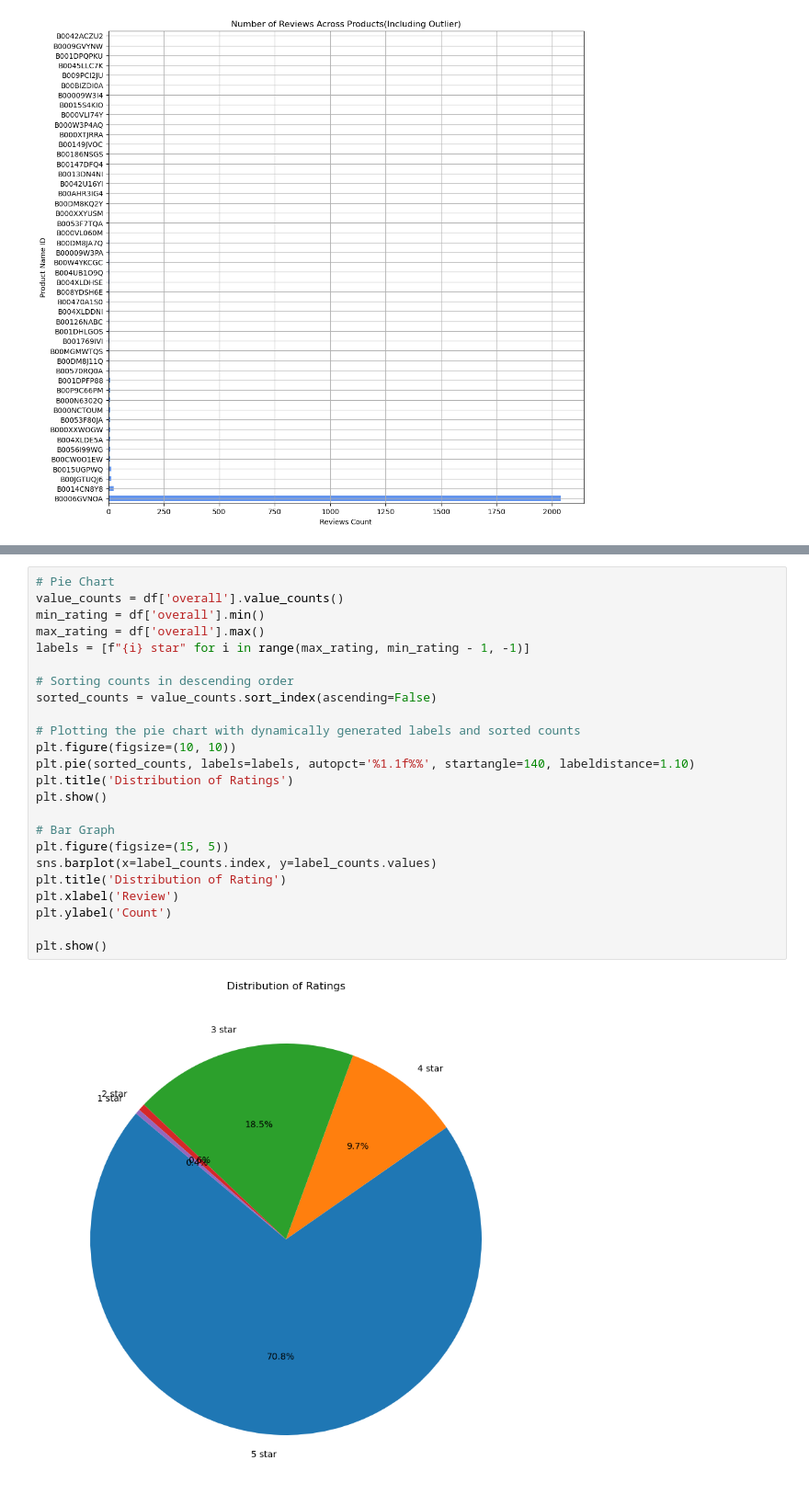
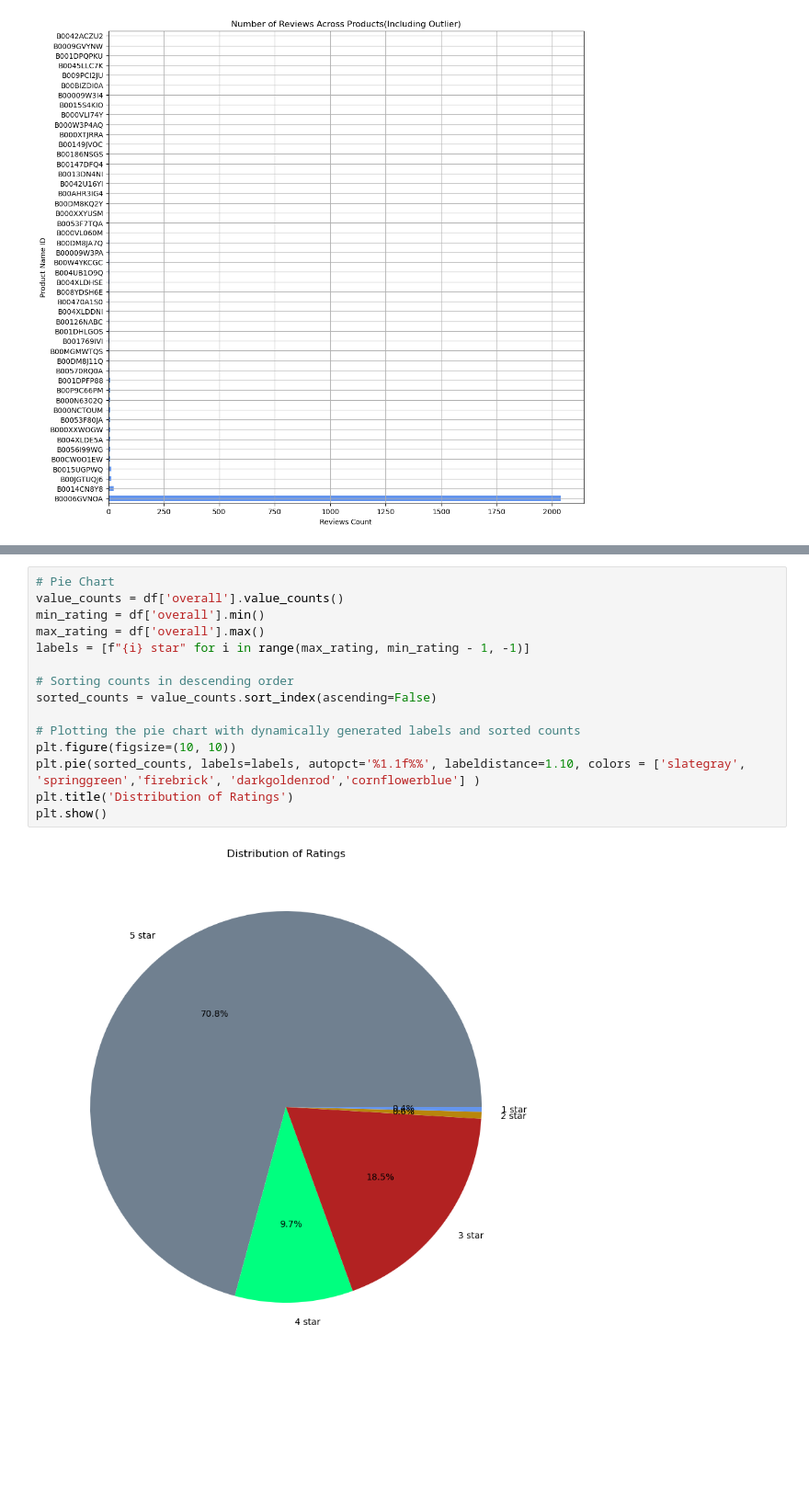
Before and after one commit to rolandjosephb/Comp262-Group3, a Jupyter notebook: Group 3.ipynb, the cells around one changed output, grey strips where cells are left out. Shown: that part at 92% size. Cells and saved outputs as stored; diff of their text form; blank space fills up the shorter version.

```diff
--- a/Group 3.ipynb
+++ b/Group 3.ipynb
@@ -361,26 +386,17 @@ Name: count, dtype: int64
 # %%
 # Pie Chart
 value_counts = df['overall'].value_counts()
 min_rating = df['overall'].min()
 max_rating = df['overall'].max()
 labels = [f"{i} star" for i in range(max_rating, min_rating - 1, -1)]
 
 # Sorting counts in descending order
 sorted_counts = value_counts.sort_index(ascending=False)
 
 # Plotting the pie chart with dynamically generated labels and sorted counts
 plt.figure(figsize=(10, 10))
-plt.pie(sorted_counts, labels=labels, autopct='%1.1f%%', startangle=140, labeldistance=1.10)
+plt.pie(sorted_counts, labels=labels, autopct='%1.1f%%', labeldistance=1.10, colors = ['slategray', 'springgreen','firebrick', 'darkgoldenrod','cornflowerblue'] )
 plt.title('Distribution of Ratings')
 plt.show()
-
-# Bar Graph
-plt.figure(figsize=(15, 5))
-sns.barplot(x=label_counts.index, y=label_counts.values)
-plt.title('Distribution of Rating')
-plt.xlabel('Review')
-plt.ylabel('Count')
-
-plt.show()
 # %% [output]
-[figure, old version]
+[figure, new version]
```
Also changed, not shown: parts of 20 cells of this notebook.
